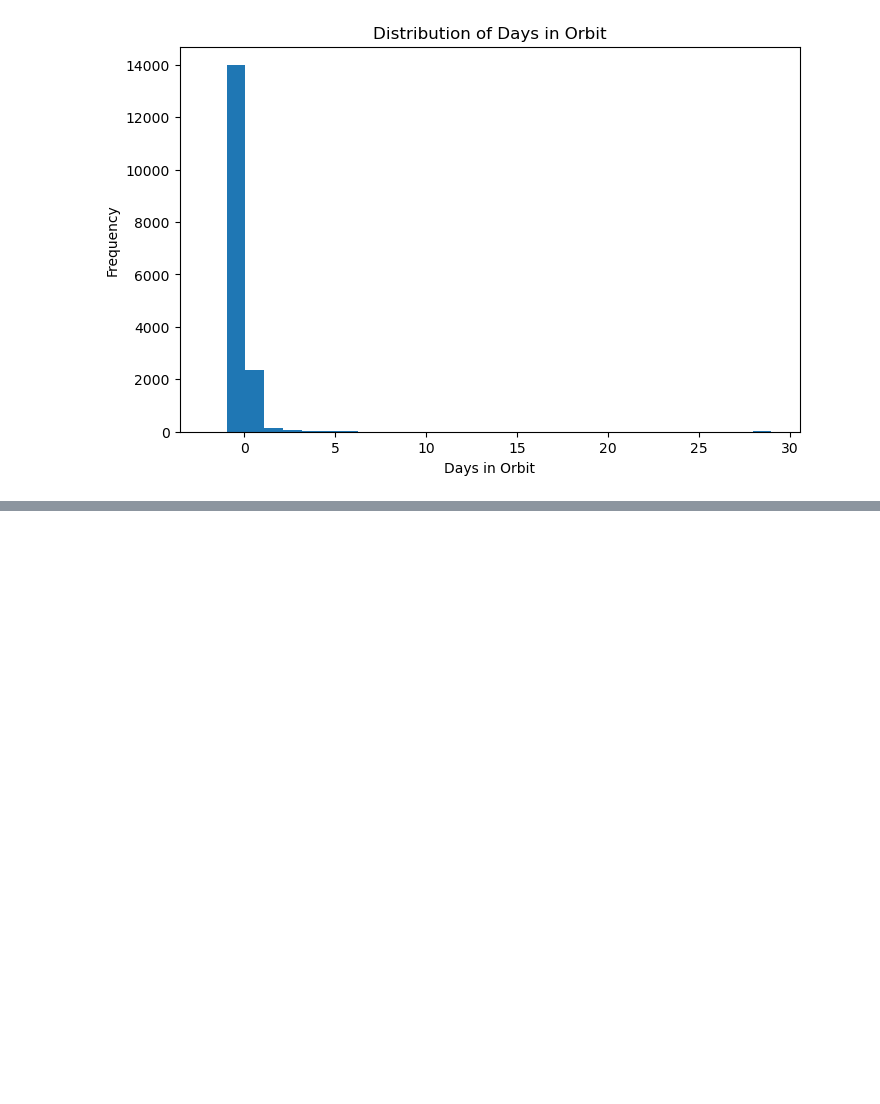
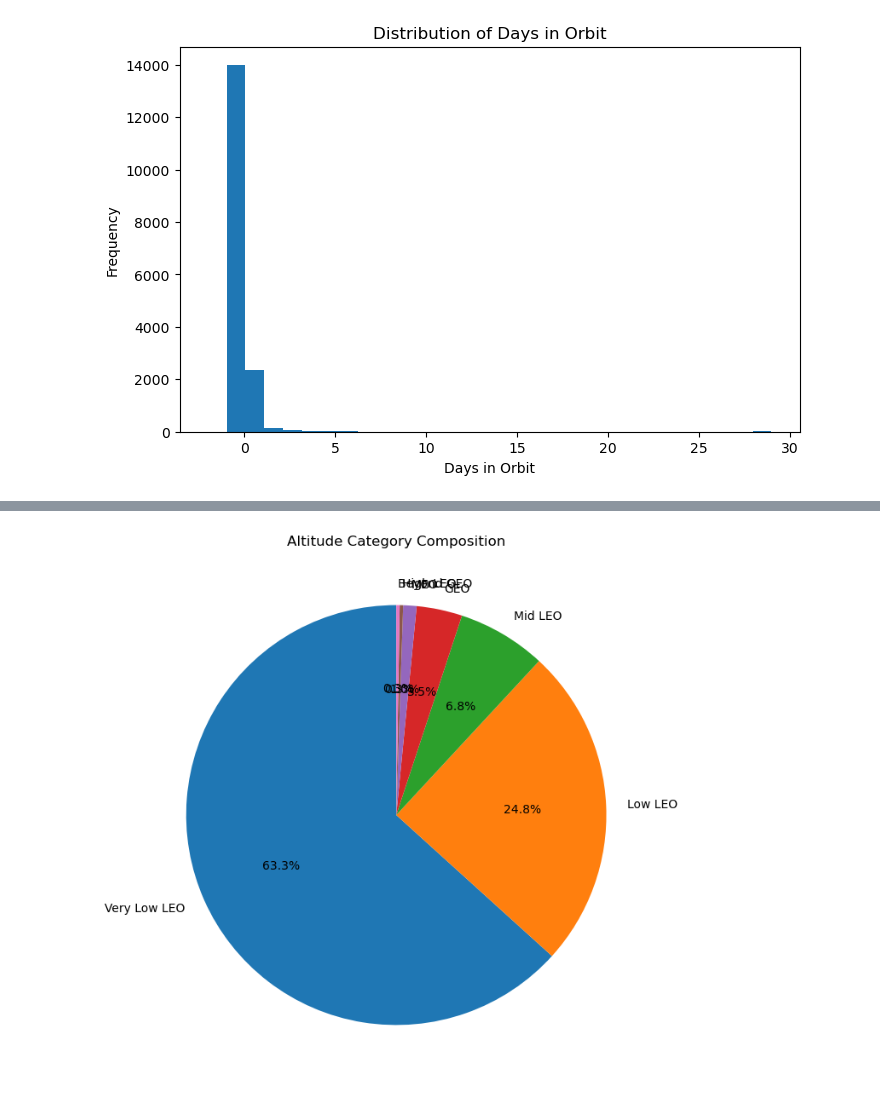
Before and after one commit to ANNADANAMHEMANTHKUMAR/Global-Satellite-Analytics, a Jupyter notebook: notebooks/02_eda.ipynb, the cells around one changed output, grey strips where cells are left out. Cells and saved outputs as stored; diff of their text form; code cells hidden in the pictures; blank space fills up the shorter version.

```diff
--- a/notebooks/02_eda.ipynb
+++ b/notebooks/02_eda.ipynb
@@ -209,0 +316,17 @@ plt.show()
+# %%
+altitude_counts = df["altitude_category"].value_counts()
+
+plt.figure(figsize=(8,8))
+
+plt.pie(
+    altitude_counts,
+    labels=altitude_counts.index,
+    autopct="%1.1f%%",
+    startangle=90
+)
+
+plt.title("Altitude Category Composition")
+
+plt.show()
+# %% [output]
+[figure, added]
```
Also changed, not shown: parts of 12 cells of this notebook, 1 other file.
